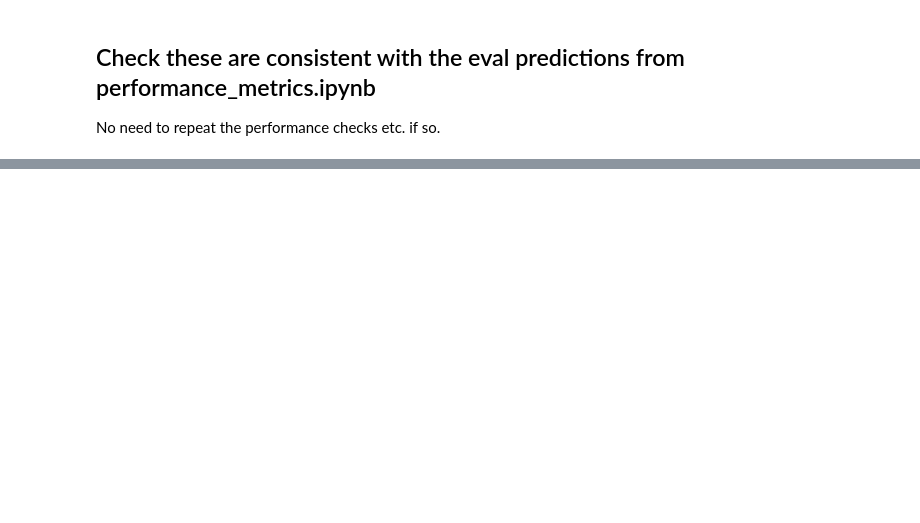
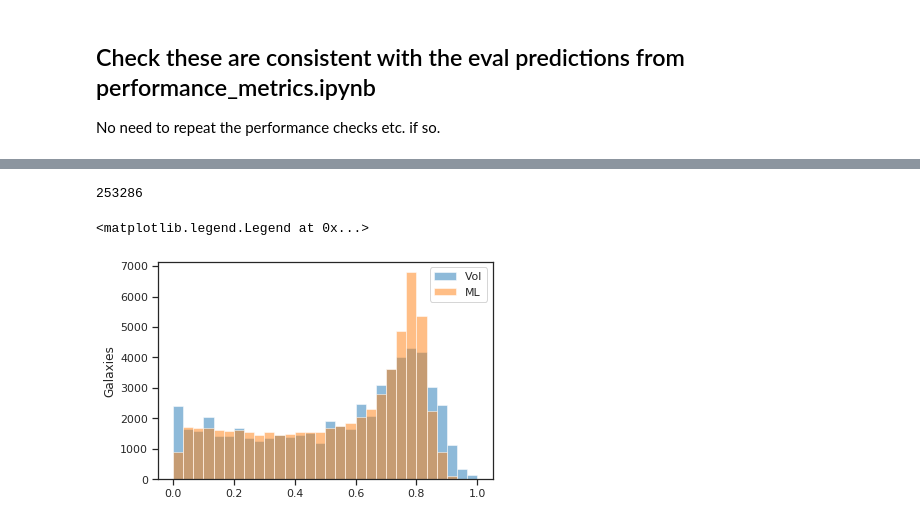
Before and after one commit to colinleach/zoobot, a Jupyter notebook: notebooks/multiq/performance/ml_final_catalog.ipynb, the cells around one changed output, grey strips where cells are left out. Drawn from its saved outputs; the diff is of its cells as text; code cells hidden in the pictures; blank space fills up the shorter version.

```diff
--- a/notebooks/multiq/performance/ml_final_catalog.ipynb
+++ b/notebooks/multiq/performance/ml_final_catalog.ipynb
@@ -179,0 +207,2 @@ No need to repeat the performance checks etc. if so.
+# %%
+df = df.drop_duplicates(subset=['iauname'], keep='first')
@@ -179,0 +216,21 @@ No need to repeat the performance checks etc. if so.
+# %%
+com = pd.merge(df, vols, on='iauname', suffixes=('_ml', ''), how='inner')
+# %%
+len(com)
+# %% [output]
+253286
+# %%
+retired = com[com['smooth-or-featured_total-votes'] >= 30]
+# %%
+import seaborn as sns
+sns.set_context('notebook')
+# %%
+sns.set_style('ticks')
+_, bins = np.histogram(np.linspace(0., 1.), bins=30)
+plt.hist(retired['smooth-or-featured_smooth_fraction'], alpha=.5, bins=bins, label='Vol')
+plt.hist(retired['smooth-or-featured_smooth_fraction_ml'], alpha=.5, bins=bins, label='ML')
+plt.ylabel('Galaxies')
+plt.legend()
+# %% [output]
+<matplotlib.legend.Legend at 0x...>
+[figure, added]
```
Also changed, not shown: parts of 34 cells of this notebook, 1 other file.
